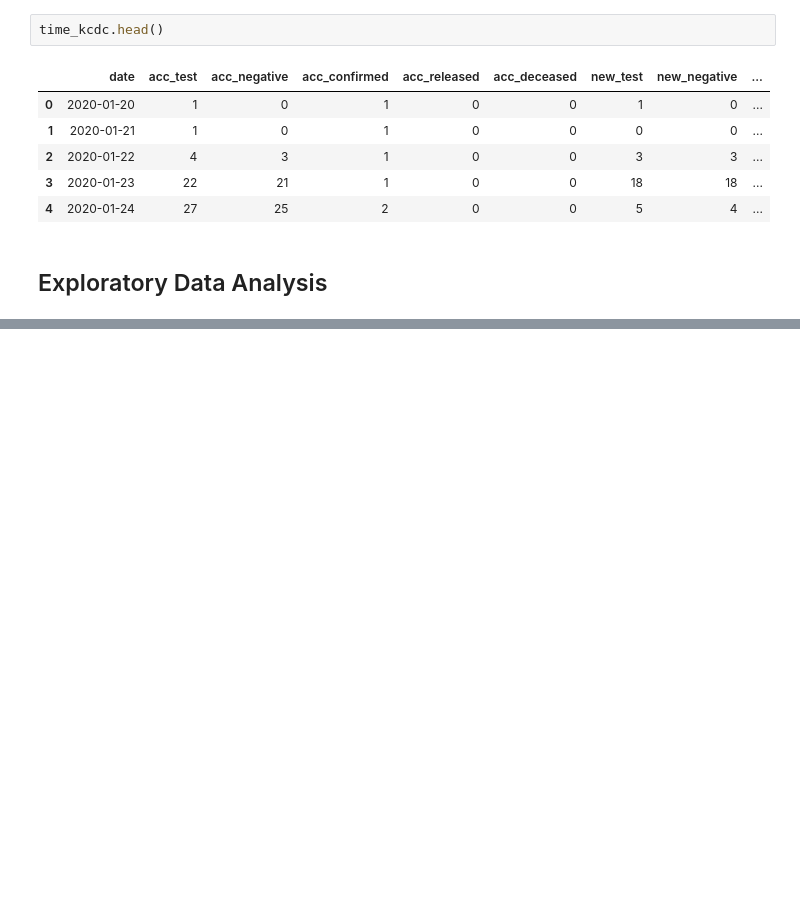
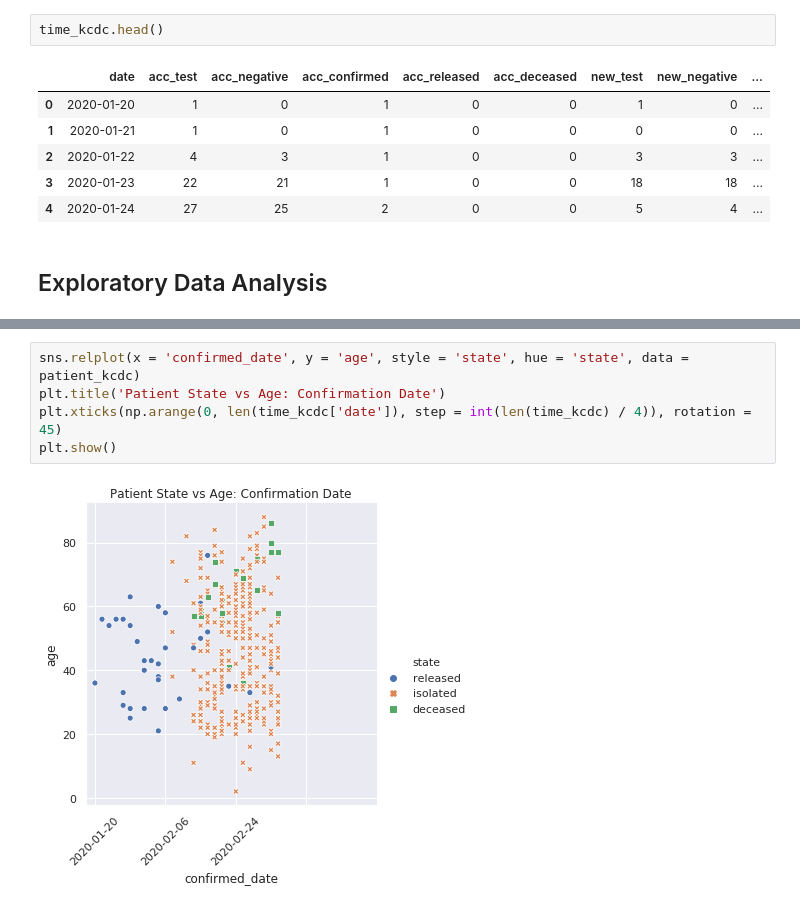
Before and after one commit to petersa3/covid-19_study, a Jupyter notebook: covid-19.ipynb, the cells around one changed output, grey strips where cells are left out. Drawn from its saved outputs; the diff is of its cells as text; blank space fills up the shorter version.

```diff
--- a/covid-19.ipynb
+++ b/covid-19.ipynb
@@ -48,0 +92,7 @@ plt.show()
+# %%
+sns.relplot(x = 'confirmed_date', y = 'age', style = 'state', hue = 'state', data = patient_kcdc)
+plt.title('Patient State vs Age: Confirmation Date')
+plt.xticks(np.arange(0, len(time_kcdc['date']), step = int(len(time_kcdc) / 4)), rotation = 45)
+plt.show()
+# %% [output]
+[figure, added]
```
Also changed, not shown: parts of 3 cells of this notebook.
